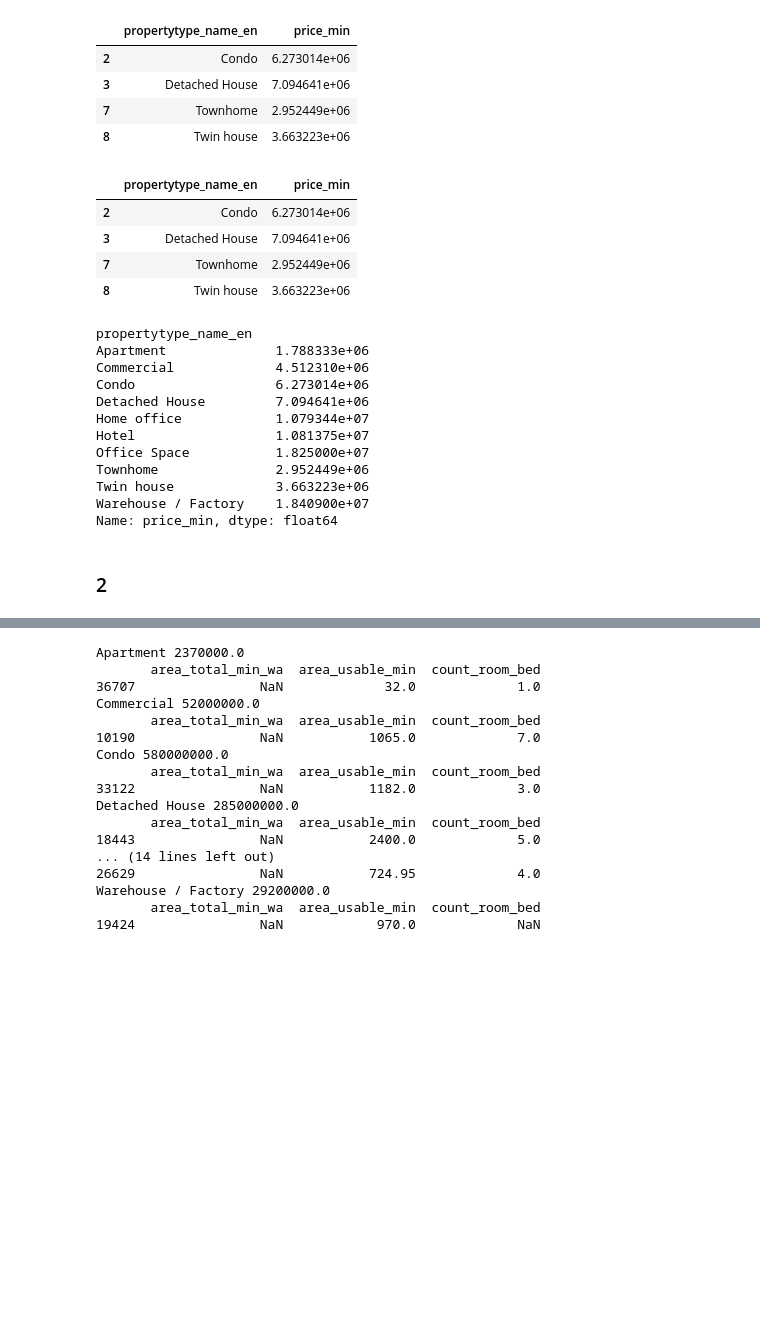
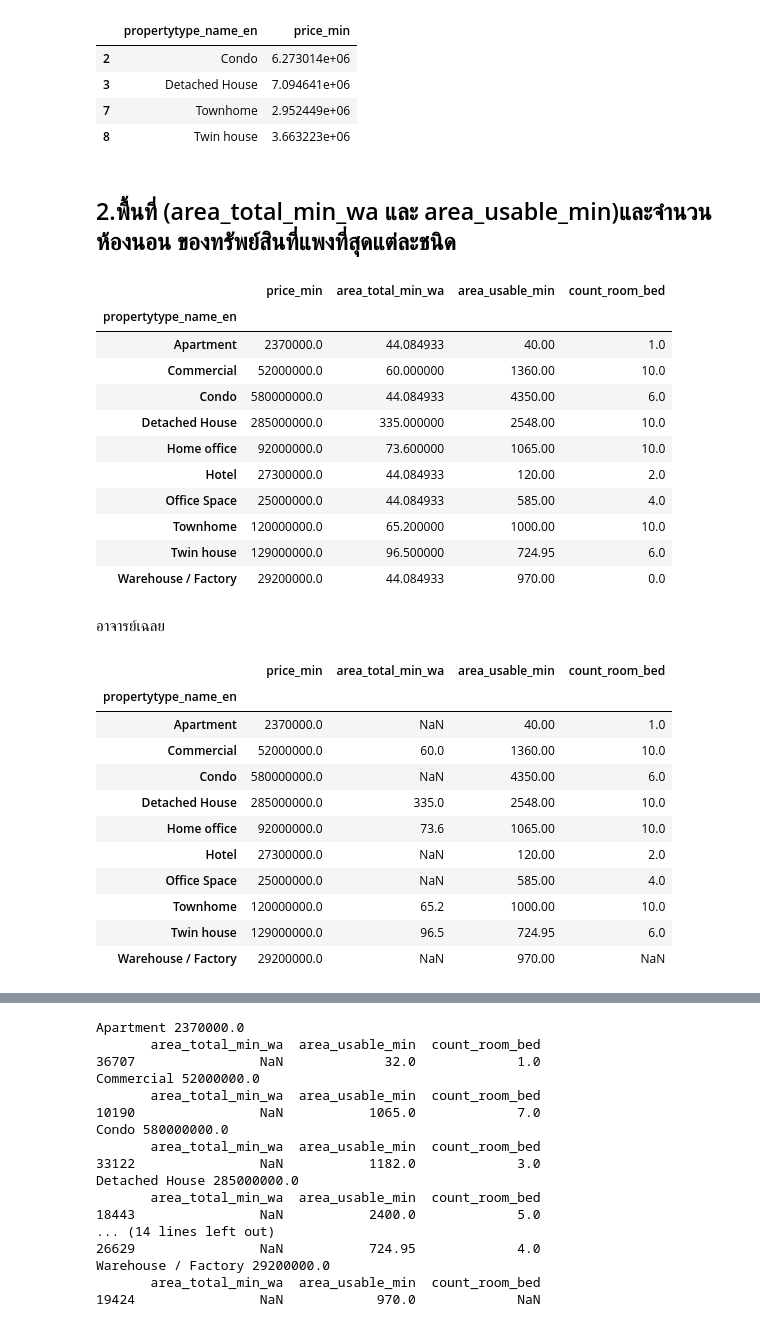
Before and after one commit to nattntn/BasicProg_DataViz65, a Jupyter notebook: pandas101.ipynb, the cells around one changed output, grey strips where cells are left out. Saved outputs shown, nothing was run; the diff lists cells and outputs as text; code cells hidden in the pictures; blank space fills up the shorter version.

```diff
--- a/pandas101.ipynb
+++ b/pandas101.ipynb
@@ -503,12 +472,5 @@ unit.groupby('propertytype_name_en').mean().reset_index()[['propertytype_name_en
 | 3 | Detached House | 7.094641e+06 |
 | 7 | Townhome | 2.952449e+06 |
 | 8 | Twin house | 3.663223e+06 |
-# %%
-XX = unit.groupby('propertytype_name_en').mean().reset_index()[['propertytype_name_en','price_min']]
-XX[(XX['propertytype_name_en']=='Condo') | (XX['propertytype_name_en']=='Detached House') | (XX['propertytype_name_en']=='Townhome') | (XX['propertytype_name_en']=='Twin house')]
-# %% [output]
-|  | propertytype_name_en | price_min |
-| 2 | Condo | 6.273014e+06 |
-| 3 | Detached House | 7.094641e+06 |
-| 7 | Townhome | 2.952449e+06 |
-| 8 | Twin house | 3.663223e+06 |
+# %% [markdown]
+## 2.พื้นที่ (area_total_min_wa และ area_usable_min)และจำนวนห้องนอน ของทรัพย์สินที่แพงที่สุดแต่ละชนิด
@@ -515,18 +479,35 @@ XX[(XX['propertytype_name_en']=='Condo') | (XX['propertytype_name_en']=='Detache
+# %%
+U=unit.fillna(value={'area_usable_min':unit['area_usable_min'].mean(),'area_total_min_wa':unit['area_total_min_wa'].mean(),'count_room_bed':0})
+# %%
+U.groupby(['propertytype_name_en'])[['price_min','area_total_min_wa','area_usable_min','count_room_bed']].max()
+# %% [output]
+|  | price_min | area_total_min_wa | area_usable_min | count_room_bed |
+| propertytype_name_en |  |  |  |  |
+| Apartment | 2370000.0 | 44.084933 | 40.00 | 1.0 |
+| Commercial | 52000000.0 | 60.000000 | 1360.00 | 10.0 |
+| Condo | 580000000.0 | 44.084933 | 4350.00 | 6.0 |
+| Detached House | 285000000.0 | 335.000000 | 2548.00 | 10.0 |
+| Home office | 92000000.0 | 73.600000 | 1065.00 | 10.0 |
+| Hotel | 27300000.0 | 44.084933 | 120.00 | 2.0 |
+| Office Space | 25000000.0 | 44.084933 | 585.00 | 4.0 |
+| Townhome | 120000000.0 | 65.200000 | 1000.00 | 10.0 |
+| Twin house | 129000000.0 | 96.500000 | 724.95 | 6.0 |
+| Warehouse / Factory | 29200000.0 | 44.084933 | 970.00 | 0.0 |
+# %% [markdown]
+อาจารย์เฉลย
 # %%
-unit.groupby('propertytype_name_en')['price_min'].mean()
+unit.groupby('propertytype_name_en')[['price_min','area_total_min_wa','area_usable_min','count_room_bed']].max()
 # %% [output]
-propertytype_name_en
-Apartment              1.788333e+06
-Commercial             4.512310e+06
-Condo                  6.273014e+06
-Detached House         7.094641e+06
-Home office            1.079344e+07
-Hotel                  1.081375e+07
-Office Space           1.825000e+07
-Townhome               2.952449e+06
-Twin house             3.663223e+06
-Warehouse / Factory    1.840900e+07
-Name: price_min, dtype: float64
+|  | price_min | area_total_min_wa | area_usable_min | count_room_bed |
+| propertytype_name_en |  |  |  |  |
+| Apartment | 2370000.0 | NaN | 40.00 | 1.0 |
+| Commercial | 52000000.0 | 60.0 | 1360.00 | 10.0 |
+| Condo | 580000000.0 | NaN | 4350.00 | 6.0 |
+| Detached House | 285000000.0 | 335.0 | 2548.00 | 10.0 |
+| Home office | 92000000.0 | 73.6 | 1065.00 | 10.0 |
+| Hotel | 27300000.0 | NaN | 120.00 | 2.0 |
+| Office Space | 25000000.0 | NaN | 585.00 | 4.0 |
+| Townhome | 120000000.0 | 65.2 | 1000.00 | 10.0 |
+| Twin house | 129000000.0 | 96.5 | 724.95 | 6.0 |
+| Warehouse / Factory | 29200000.0 | NaN | 970.00 | NaN |
-# %% [markdown]
-### 2
 # %%
```
Also changed, not shown: parts of 94 cells of this notebook.
